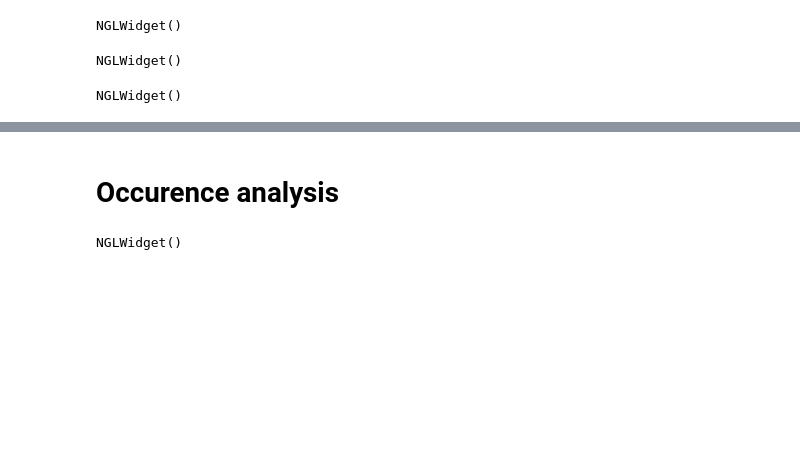
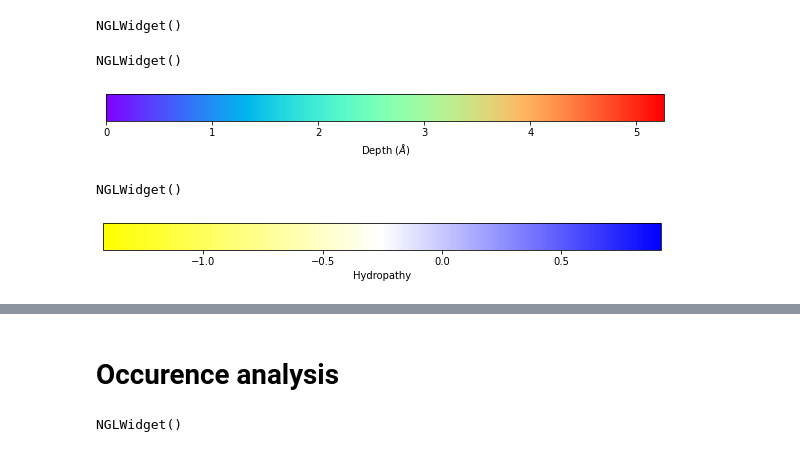
Before and after one commit to LBC-LNBio/pyKVFinder, a Jupyter notebook: etc/examples/evolutive-analysis/evolutive-analysis.ipynb, the cells around one changed output, grey strips where cells are left out. Drawn from its saved outputs; the diff is of its cells as text; code cells hidden in the pictures; blank space fills up the shorter version.

```diff
--- a/etc/examples/evolutive-analysis/evolutive-analysis.ipynb
+++ b/etc/examples/evolutive-analysis/evolutive-analysis.ipynb
@@ -96,6 +98,14 @@ p3.add_surface(colorScheme='bfactor', colorScale='rainbow', colorReverse=True, s
 view
 # %% [output]
 NGLWidget()
+# %%
+# Plot depth scale
+fig, ax = plt.subplots(figsize=(10, 0.5))
+norm = mpl.colors.Normalize(vmin=results.depths.min(), vmax=results.depths.max())
+cb1 = mpl.colorbar.ColorbarBase(ax, cmap=plt.get_cmap('rainbow'), norm=norm, orientation='horizontal')
+cb1.set_label(r'Depth ($\AA$)')
+# %% [output]
+[figure, added]
 # %%
 # Visualize hydropathy of cavity points (yellow-white-blue scale)
 
@@ -116,6 +126,15 @@ p4.add_surface(colorScheme='bfactor', colorMode='rgb', colorScale=[0xFFFF00, 0xf
 view
 # %% [output]
 NGLWidget()
+# %%
+# Plot hydropathy scale
+fig, ax = plt.subplots(figsize=(10, 0.5))
+norm = mpl.colors.Normalize(vmin=results.scales.min(), vmax=results.scales.max())
+cm = mpl.colors.LinearSegmentedColormap.from_list('hydropathy', colors=["#FFFF00", "#ffffff", "#0000FF"])
+cb1 = mpl.colorbar.ColorbarBase(ax, cmap=cm, norm=norm, orientation='horizontal')
+cb1.set_label('Hydropathy')
+# %% [output]
+[figure, added]
 # %%
 # Display histograms of residues
 IPython.display.IFrame("./results/6WEN/6WEN.histograms.pdf", width=600, height=300)
```
Also changed, not shown: parts of 5 cells of this notebook.
